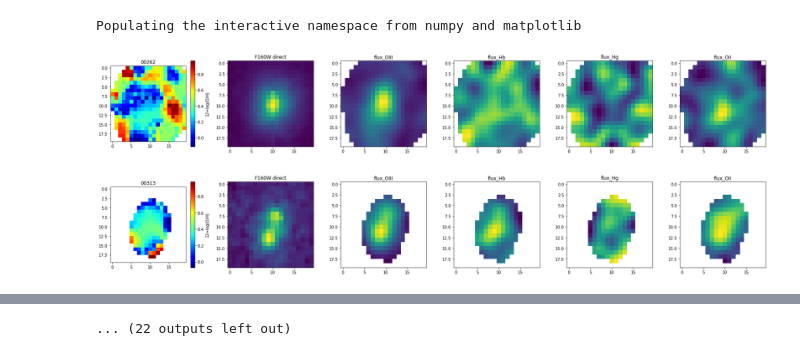
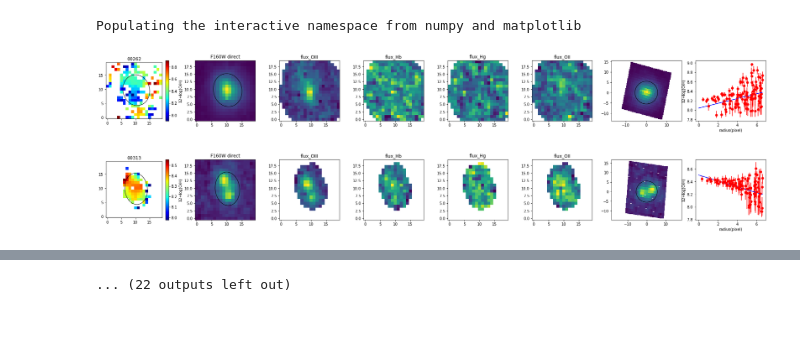
Before and after one commit to lizihao1008/metallicity-gradient, a Jupyter notebook: metallicity_gradient_sm.ipynb, the cells around one changed output, grey strips where cells are left out. Saved outputs shown, nothing was run; the diff lists cells and outputs as text; code cells hidden in the pictures; blank space fills up the shorter version.

Commit message:
metallicity-gradient-smoothed

```diff
--- a/metallicity_gradient_sm.ipynb
+++ b/metallicity_gradient_sm.ipynb
@@ -56,7 +31,11 @@ for i in range(len(source_id)):
 source_id = np.loadtxt('source_id.txt',dtype=str)
 z_table = []
 z_2d = []
+z_2d_up1 = []
+z_2d_low1 = []
 for id_name in source_id:
     z = Table.read('output_10pix_sm/ELD_oh12_2d_id%s.txt'%id_name,format='ascii.commented_header')
     z_table.append(z)
     z_2d.append(z['me'].copy().reshape(20,20))
+    z_2d_up1.append(z['me_up1sig'].copy().reshape(20,20))
+    z_2d_low1.append(z['me_low1sig'].copy().reshape(20,20))
@@ -132,7 +135,7 @@ fitnumber = ['0'*(2-len(str(i)))+str(i) for i in np.arange(len(z_2d))+1]
 
 galfit = []
 for i,n in enumerate(source_id):
-    file = open("galfit/galfit_output/galfit_%s.txt"%n, "r")
+    file = open("galfit/galfit_output_10pix/galfit_%s.txt"%n, "r")
     name = file.readlines()
     x = float(name[40][4:11])
     y = float(name[40][13:20])
@@ -147,28 +150,80 @@ for i,n in enumerate(source_id):
 # %%
 EL = ['flux_OIII','flux_Hb','flux_Hg','flux_OII']
 
+for i in range(len(z_2d)):
+    tresh = 2
 
-for i in range(len(z_2d)):
-# for i in [23]:
+
+    flux_OIII = EL_data[i]['flux_OIII']
+    err_OIII = EL_data[i]['err_OIII']
+    flux_OII = EL_data[i]['flux_OII']
+    err_OII = EL_data[i]['err_OII']
+    z_sn_crop = where((flux_OIII/err_OIII>tresh)&(flux_OII/err_OII>tresh),z_2d[i],np.nan)
+
     seg = seg_stamp[i].astype(float)
     seg[seg!=seg[w,w]] = nan
     seg/=seg[w,w]
 
-    fig,ax = subplots(1,6,figsize=(30,4))
+    fig,ax = subplots(1,8,figsize=(32,3))
+    tresh = 0
 
-    im1 = ax[0].imshow(z_2d[i]*seg,cmap='jet')
+    im1 = ax[0].imshow(z_sn_crop,cmap='jet',origin='lower')
     ax[0].set_title(source_id[i])
     plt.colorbar(im1,ax=ax[0],label='12+log(O/H)')
 
-    ax[1].imshow(h_stamp[i])
+    ax[1].imshow(h_stamp[i],origin='lower')
     ax[1].set_title('F160W direct')
-    for j,a in enumerate(ax[2:]):
-        a.imshow(asarray(EL_data[i][EL[j]]))
+    for j,a in enumerate(ax[2:-2]):
+        a.imshow(asarray(EL_data[i][EL[j]]),origin='lower')
         a.set_title(EL[j])
 
-#     ell1 = Ellipse(xy = (galfit[i][:2]-1), width = 2*galfit[i][2], height = 2*galfit[i][3], angle = 90+galfit[i][4], ec= 'k',fill=False, alpha=1.0)
-#     ax[1].add_artist(ell1)
+    ell1 = Ellipse(xy = (galfit[i][:2]-1), width = 2*galfit[i][2], height = 2*galfit[i][3], angle = 90+galfit[i][4], ec= 'k',fill=False, alpha=1.0)
+    ax[1].add_artist(ell1)
+
+    x,y = np.meshgrid(linspace(1,20,20),linspace(1,20,20))
+
+    x -= galfit[i][0]
+    y -= galfit[i][1]
+    coord = np.array([x.flatten(),y.flatten()])
+
+    angle = -(90+galfit[i][4])*2*np.pi/360
+
+    ab = galfit[i][3]/galfit[i][2]
+    trans1 = np.array([[np.cos(angle),-np.sin(angle)],[np.sin(angle),np.cos(angle)]])
+    trans2 = np.array([[1,0],[0,1/ab]])
+    mat_trans = trans2@trans1
+
+    x,y=mat_trans@coord
+    d = (x**2+y**2)**0.5
+    idx = where(d<1.2*galfit[i][2])
+
+    ax[-2].scatter(x,y,marker='s',c=h_stamp[i].flatten())
+
+    ax[-2].axis('equal')
+
+    circ = Circle(xy = (0,0), radius = galfit[i][2], ec= 'k',fill=False, alpha=1.0)
+    ax[-2].add_artist(circ)
+    ell1 = Ellipse(xy = (galfit[i][:2]-1), width = 2*galfit[i][2], height = 2*galfit[i][3], angle = 90+galfit[i][4], ec= 'k',fill=False, alpha=1.0)
+    ax[0].add_artist(ell1)
+
+    ax[-1].errorbar(d[idx],z_2d[i].flatten()[idx],yerr=((z_2d[i]-z_2d_low1[i]).flatten()[idx],(z_2d_up1[i]-z_2d[i]).flatten()[idx]),fmt='o',ecolor='r',color='r',elinewidth=0,capsize=0)
+
+    # Fit linear regressing to metallicity versus radius
+    x = d[idx]
+    y = z_2d[i].flatten()[idx]
+    weight = (z_2d_up1[i]-z_2d_low1[i]).flatten()[idx]/2
+    model = linear_model.LinearRegression()
+    x = x.reshape(-1,1)
+    y = y.reshape(-1,1)
+    model.fit(x[~isnan(weight)],y[~isnan(weight)],weight[~isnan(weight)])
+
+    plot(array([0,d[idx].max()]),array([model.intercept_[0],model.intercept_[0]+model.coef_[0][0]*d[idx].max()]),c='blue')
+
+    #     ax[-1].scatter(d,z_2d[i].flatten())
+    ax[-1].set_xlabel('radius(pixel)')
+    ax[-1].set_ylabel('12+log(O/H)')
+
     plt.show()
 # %% [output]
-[figure, old version]
+[figure, new version]
-[figure, old version]
+[figure, new version]
```
Also changed, not shown: parts of 12 cells of this notebook, 1 other file.
